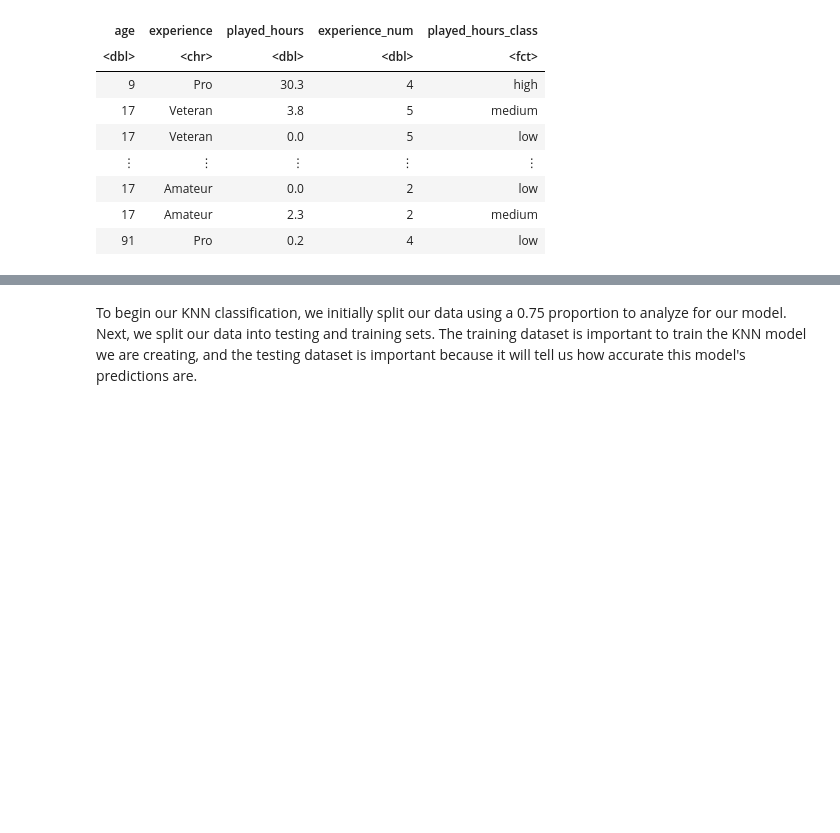
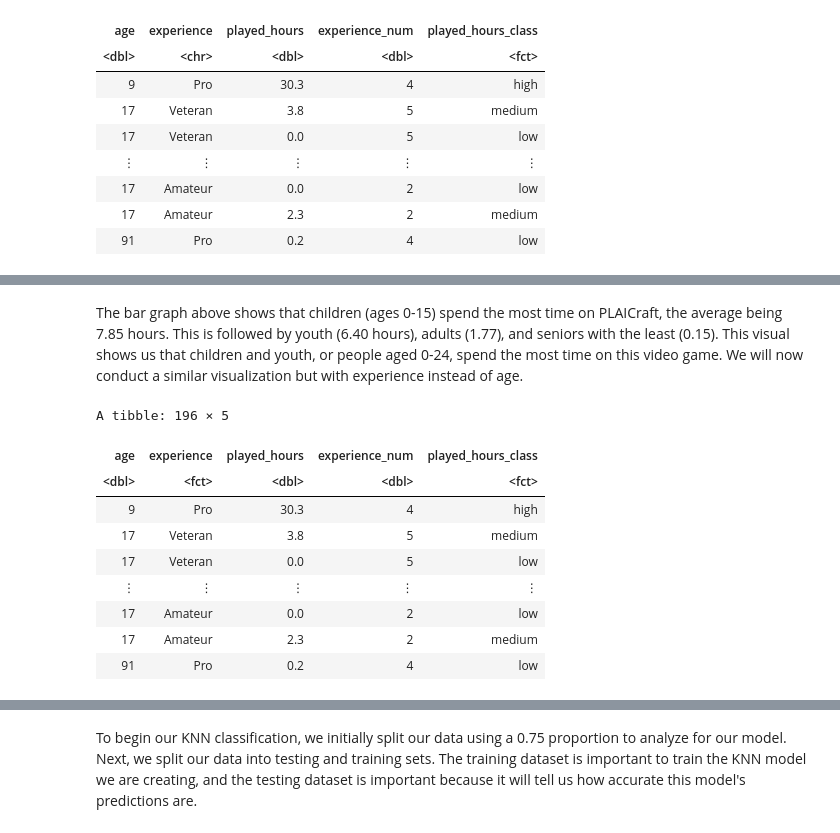
Before and after one commit to kathyythoi/dsci_project, a Jupyter notebook: finalprojectreoport.ipynb, the cells around one changed output, grey strips where cells are left out. Cells and saved outputs as stored; diff of their text form; code cells hidden in the pictures; blank space fills up the shorter version.

```diff
--- a/finalprojectreoport.ipynb
+++ b/finalprojectreoport.ipynb
@@ -204,0 +256,20 @@ A tibble: 196 × 5
+# %% [markdown]
+The bar graph above shows that children (ages 0-15) spend the most time on PLAICraft, the average being 7.85 hours. This is followed by youth (6.40 hours), adults (1.77), and seniors with the least (0.15). This visual shows us that children and youth, or people aged 0-24, spend the most time on this video game. We will now conduct a similar visualization but with experience instead of age.
+# %%
+#We will first convert experience from a character to a factor
+experience_class_data<- data_classified |>
+mutate(experience=as_factor(experience))|>
+mutate(experience = factor(experience, levels = c("Beginner", "Amateur", "Regular", "Pro", "Veteran")))
+
+experience_class_data
+# %% [output]
+A tibble: 196 × 5
+| age | experience | played_hours | experience_num | played_hours_class |
+| <dbl> | <fct> | <dbl> | <dbl> | <fct> |
+| 9 | Pro | 30.3 | 4 | high |
+| 17 | Veteran | 3.8 | 5 | medium |
+| 17 | Veteran | 0.0 | 5 | low |
+| ⋮ | ⋮ | ⋮ | ⋮ | ⋮ |
+| 17 | Amateur | 0.0 | 2 | low |
+| 17 | Amateur | 2.3 | 2 | medium |
+| 91 | Pro | 0.2 | 4 | low |
```
Also changed, not shown: parts of 9 cells of this notebook.
